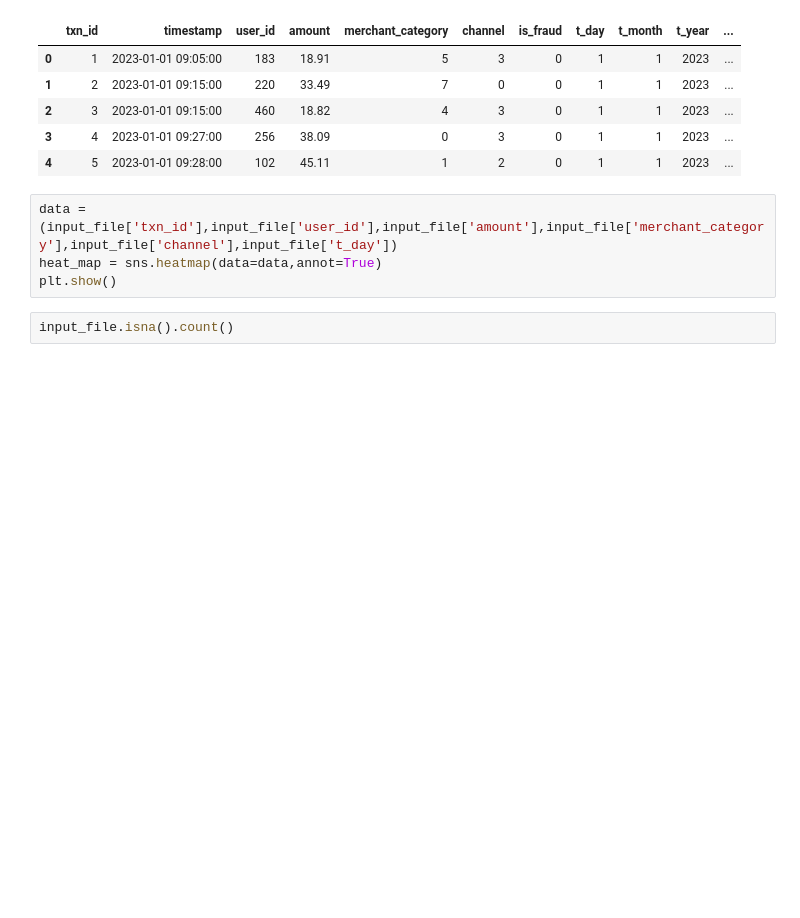
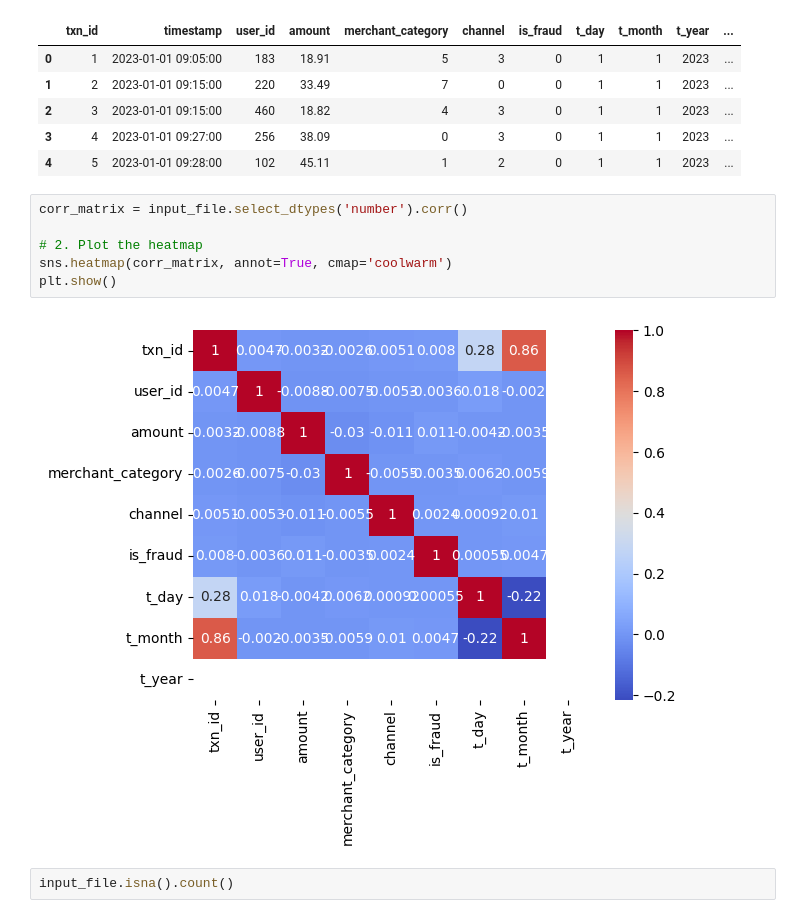
Before and after one commit to anjipandey16/IITD, a Jupyter notebook: Fraud Detection for Digital Payment Systems.ipynb, the cells around one changed output. Drawn from its saved outputs; the diff is of its cells as text; blank space fills up the shorter version.

```diff
--- a/Fraud Detection for Digital Payment Systems.ipynb
+++ b/Fraud Detection for Digital Payment Systems.ipynb
@@ -51,10 +51,14 @@ input_file.head()
 | 2 | 3 | 2023-01-01 09:15:00 | 460 | 18.82 | 4 | 3 | 0 | 1 | 1 | 2023 | ... |
 | 3 | 4 | 2023-01-01 09:27:00 | 256 | 38.09 | 0 | 3 | 0 | 1 | 1 | 2023 | ... |
 | 4 | 5 | 2023-01-01 09:28:00 | 102 | 45.11 | 1 | 2 | 0 | 1 | 1 | 2023 | ... |
-# %%
-data = (input_file['txn_id'],input_file['user_id'],input_file['amount'],input_file['merchant_category'],input_file['channel'],input_file['t_day'])
-heat_map = sns.heatmap(data=data,annot=True)
-plt.show()
+# %%
+corr_matrix = input_file.select_dtypes('number').corr()
+
+# 2. Plot the heatmap
+sns.heatmap(corr_matrix, annot=True, cmap='coolwarm')
+plt.show()
+# %% [output]
+[figure, added]
 # %%
 input_file.isna().count()
 # %% [output]
```
